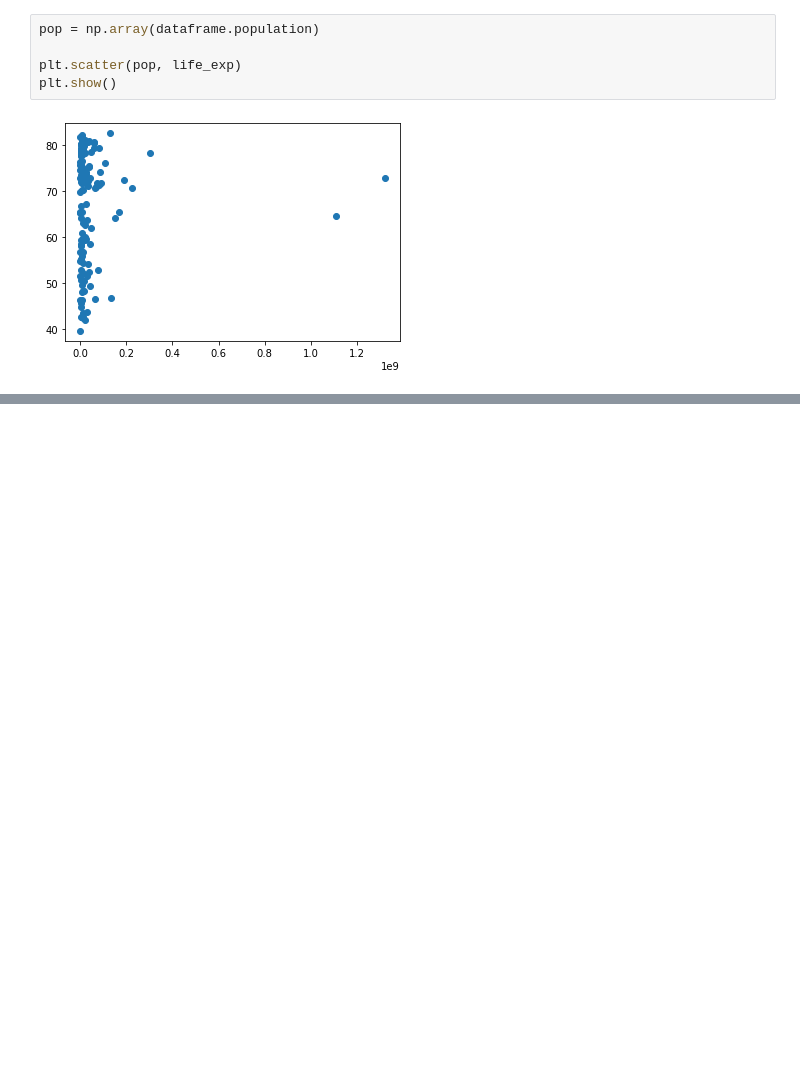
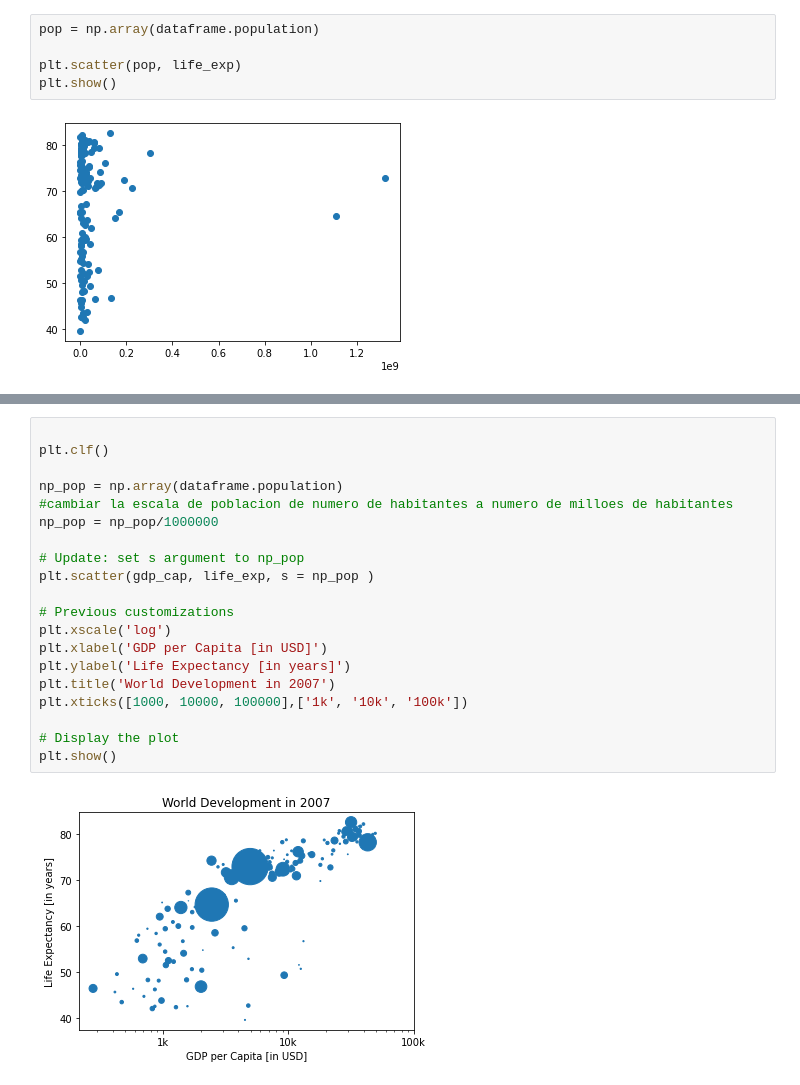
Before and after one commit to aforeroo/notebooks, a Jupyter notebook: basic-matplotlib.ipynb, the cells around one changed output, grey strips where cells are left out. Drawn from its saved outputs; the diff is of its cells as text; blank space fills up the shorter version.

```diff
--- a/basic-matplotlib.ipynb
+++ b/basic-matplotlib.ipynb
@@ -98,0 +183,22 @@ plt.show()
+# %%
+
+plt.clf()
+
+np_pop = np.array(dataframe.population)
+#cambiar la escala de poblacion de numero de habitantes a numero de milloes de habitantes
+np_pop = np_pop/1000000
+
+# Update: set s argument to np_pop
+plt.scatter(gdp_cap, life_exp, s = np_pop )
+
+# Previous customizations
+plt.xscale('log')
+plt.xlabel('GDP per Capita [in USD]')
+plt.ylabel('Life Expectancy [in years]')
+plt.title('World Development in 2007')
+plt.xticks([1000, 10000, 100000],['1k', '10k', '100k'])
+
+# Display the plot
+plt.show()
+# %% [output]
+[figure, added]
```
Also changed, not shown: parts of 9 cells of this notebook.
